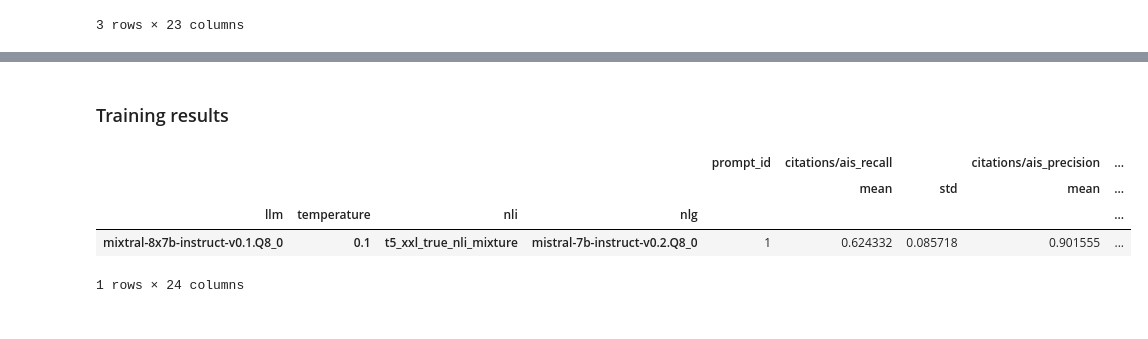
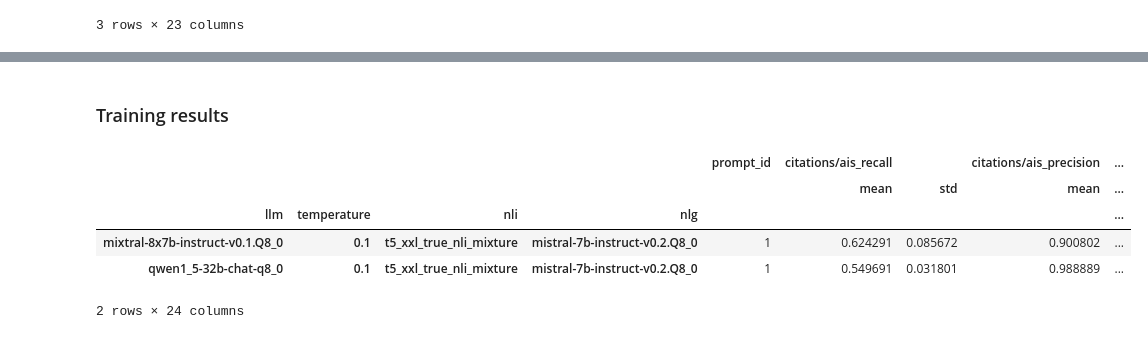
Before and after one commit to tdolega/rag-tge, a Jupyter notebook: src/results.ipynb, the cells around one changed output, grey strips where cells are left out. Drawn from its saved outputs; the diff is of its cells as text; code cells hidden in the pictures.

Commit message:
training improvements

```diff
--- a/src/results.ipynb
+++ b/src/results.ipynb
@@ -98,12 +105,12 @@ eval_display
 # %%
 display(Markdown("### Training results"))
-train_display = train_results[train_results.index.get_level_values("prompt_id") == "1"]
-train_display = remove_index(train_display, "prompt_id")
+train_display = remove_index(train_results, "prompt_id")
 train_display
 # %% [output]
 ### Training results
 |  |  |  |  | prompt_id | citations/ais_recall |  | citations/ais_precision | ... |
 |  |  |  |  |  | mean | std | mean | ... |
 | llm | temperature | nli | nlg |  |  |  |  | ... |
-| mixtral-8x7b-instruct-v0.1.Q8_0 | 0.1 | t5_xxl_true_nli_mixture | mistral-7b-instruct-v0.2.Q8_0 | 1 | 0.624332 | 0.085718 | 0.901555 | ... |
+| mixtral-8x7b-instruct-v0.1.Q8_0 | 0.1 | t5_xxl_true_nli_mixture | mistral-7b-instruct-v0.2.Q8_0 | 1 | 0.624291 | 0.085672 | 0.900802 | ... |
+| qwen1_5-32b-chat-q8_0 | 0.1 | t5_xxl_true_nli_mixture | mistral-7b-instruct-v0.2.Q8_0 | 1 | 0.549691 | 0.031801 | 0.988889 | ... |
-1 rows × 24 columns
+2 rows × 24 columns
```
Also changed, not shown: parts of 5 cells of this notebook, 11 other files.
